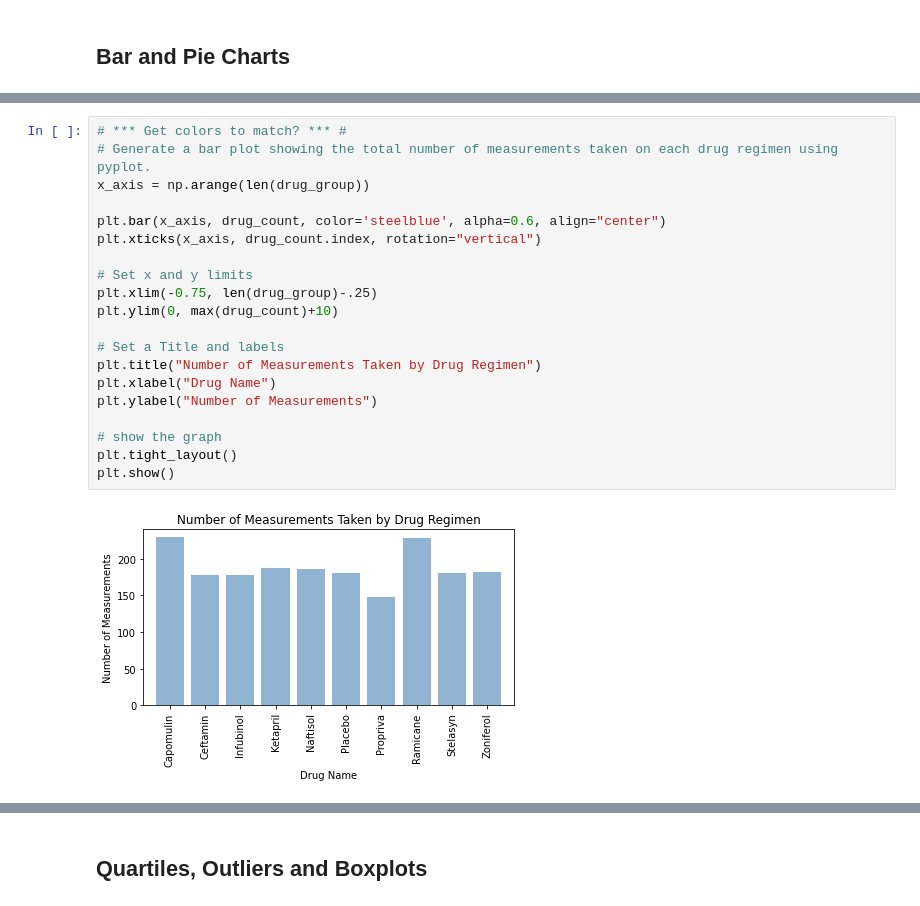
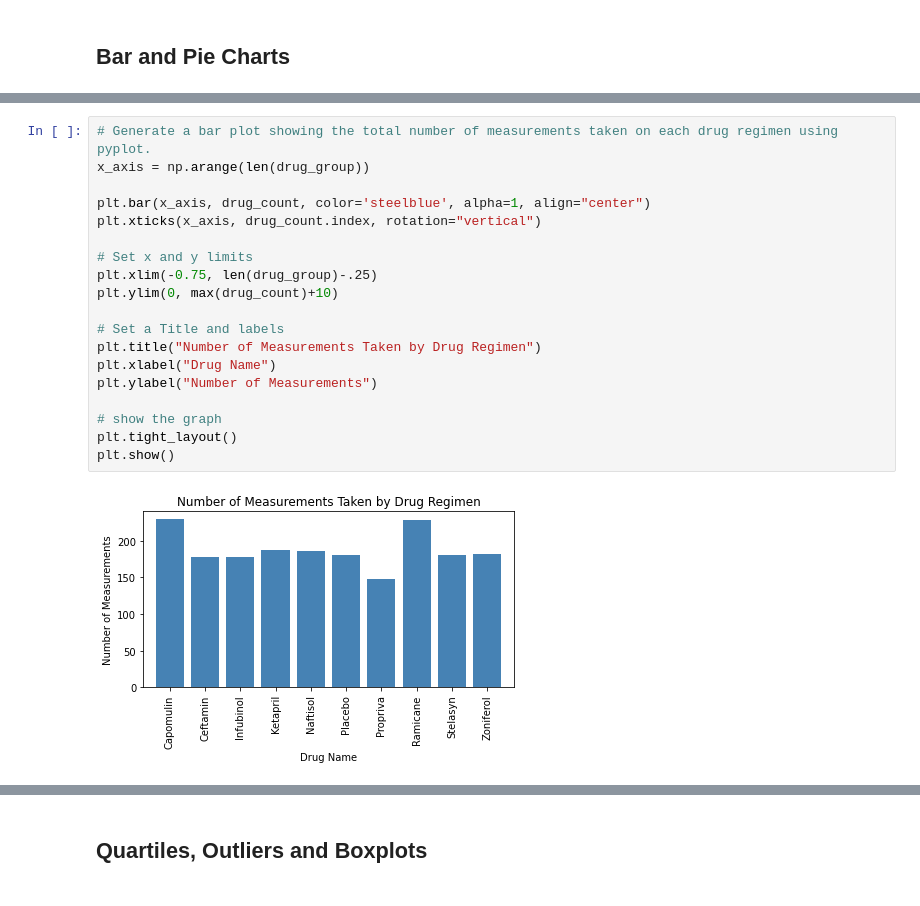
Before and after one commit to RobinWaves/matplotlib-challenge, a Jupyter notebook: pymaceuticals.ipynb, the cells around one changed output, grey strips where cells are left out. Cells and saved outputs as stored; diff of their text form.

```diff
--- a/pymaceuticals.ipynb
+++ b/pymaceuticals.ipynb
@@ -142,25 +142,24 @@ plt.show()
 # %% [output]
 [figure]
 # %%
-# *** Get colors to match? *** #
 # Generate a bar plot showing the total number of measurements taken on each drug regimen using pyplot.
 x_axis = np.arange(len(drug_group))
 
-plt.bar(x_axis, drug_count, color='steelblue', alpha=0.6, align="center")
+plt.bar(x_axis, drug_count, color='steelblue', alpha=1, align="center")
 plt.xticks(x_axis, drug_count.index, rotation="vertical")
 
 # Set x and y limits
 plt.xlim(-0.75, len(drug_group)-.25)
 plt.ylim(0, max(drug_count)+10)
 
 # Set a Title and labels
 plt.title("Number of Measurements Taken by Drug Regimen")
 plt.xlabel("Drug Name")
 plt.ylabel("Number of Measurements")
 
 # show the graph
 plt.tight_layout()
 plt.show()
 # %% [output]
-[figure, old version]
+[figure, new version]
 # %%
```
Also changed, not shown: parts of 5 cells of this notebook, 1 other file.
